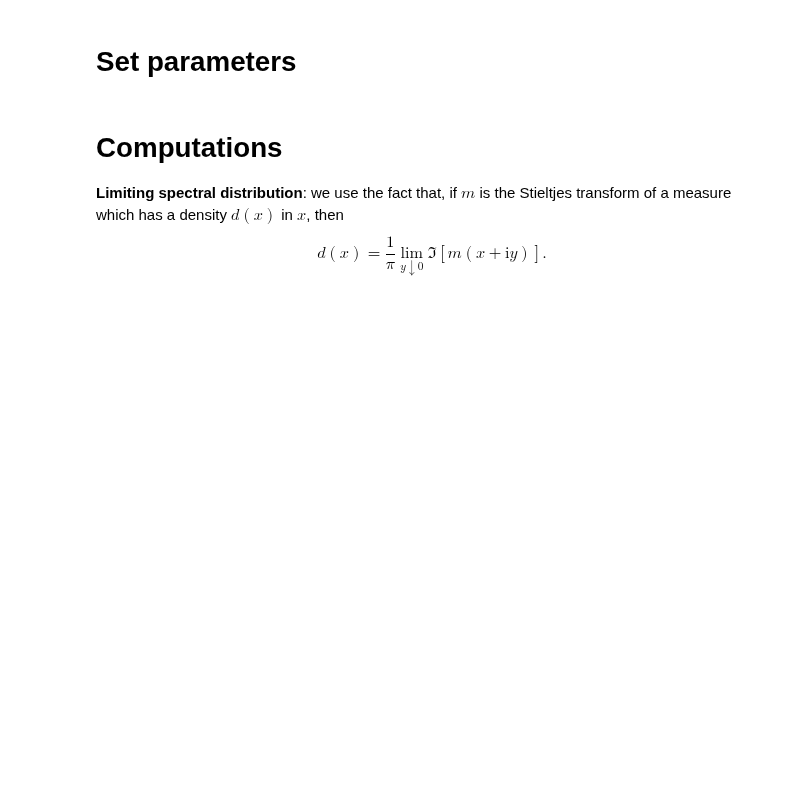
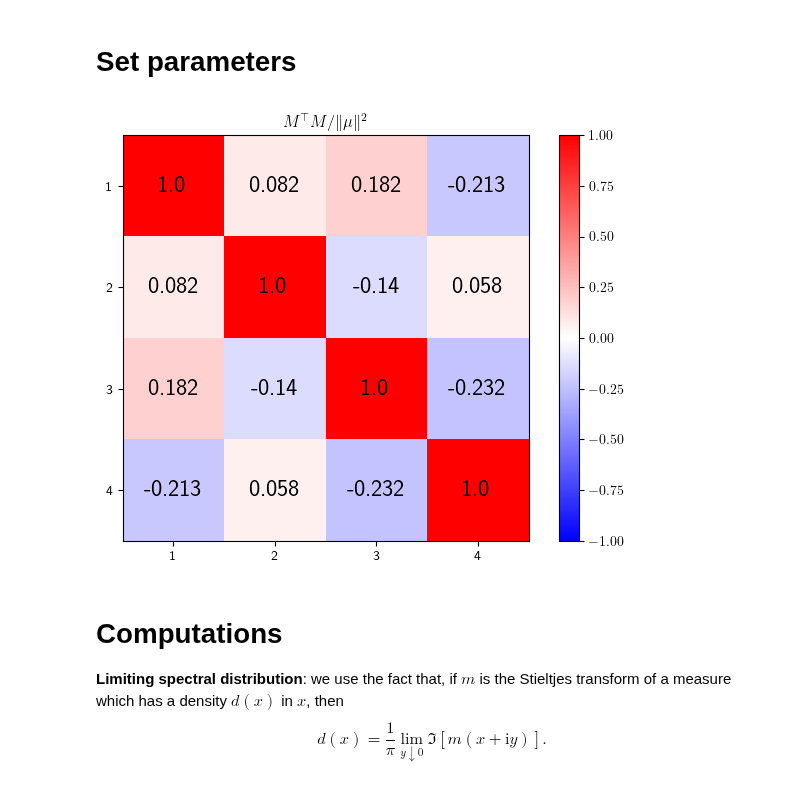
Before and after one commit to HugoLebeau/online_learning, a Jupyter notebook: Toeplitz puncturing.ipynb, the cells around one changed output. Cells and saved outputs as stored; diff of their text form; code cells hidden in the pictures; blank space fills up the shorter version.

```diff
--- a/Toeplitz puncturing.ipynb
+++ b/Toeplitz puncturing.ipynb
@@ -37,6 +37,24 @@ else:
 M = mu_norm*M/np.linalg.norm(M, axis=0) # centroid of each class
 J = utils.getJ(n, pi)
 nbMC = 1 # number of Monte-Carlo simulations
+# %%
+sim_classes = M.T@M/mu_norm**2
+
+norm = Normalize(-1, 1)
+fig, ax = plt.subplots()
+im = ax.imshow(sim_classes, norm=norm, cmap='bwr')
+fig.colorbar(im)
+range_k = np.arange(k)
+ax.set_xticks(range_k, labels=range_k+1)
+ax.set_yticks(range_k, labels=range_k+1)
+for i in range_k:
+    for j in range_k:
+        ax.text(j, i, np.round(sim_classes[i, j], 3), ha='center', va='center', size='xx-large')
+ax.set_title("$M^\\top M / \\| \\mu \\|^2$")
+fig.tight_layout()
+plt.show()
+# %% [output]
+[figure, added]
 # %% [markdown]
 # Computations
 
```
Also changed, not shown: parts of 17 cells of this notebook.
